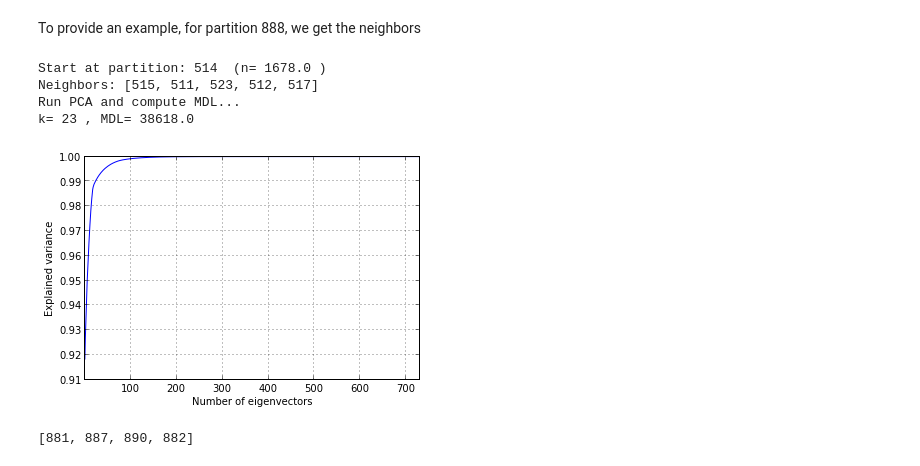
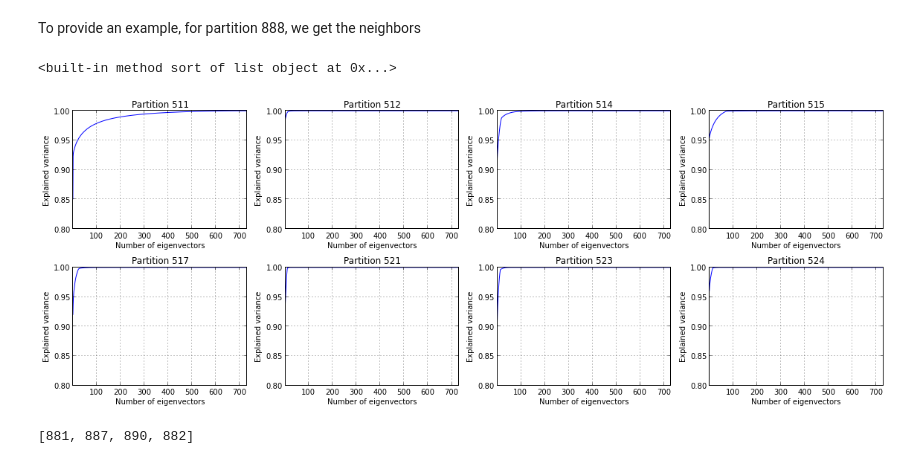
Before and after one commit to woerns/UCSD_BigData, a Jupyter notebook: notebooks/weather_analysis/weather_analysis_merging.ipynb, the cells around one changed output. Saved outputs shown, nothing was run; the diff lists cells and outputs as text; code cells hidden in the pictures.

```diff
--- a/notebooks/weather_analysis/weather_analysis_merging.ipynb
+++ b/notebooks/weather_analysis/weather_analysis_merging.ipynb
@@ -96,32 +96,34 @@ def find_neighbors(partitionID,partitions):
                     yield int(p)
 # %% [markdown]
 To provide an example, for partition 888, we get the neighbors
-# %%
-p = 514
-varthresh = 0.99
-n1 = mcounts[p]
-print 'Start at partition:',p,' (n=',n1,')'
-print 'Neighbors:',g[p]
-print 'Run PCA and compute MDL...'
-mean1 = means[p]
-cov1 = get_cov(p)
-U1,S1,V1=np.linalg.svd(cov1)
-k1 = find(cumsum(S1)/sum(S1)>=varthresh)[0]
-# Compute minimum description length (MDL)
-MDL1 = n1*k1+(k1+1)*len(mean1)
-print 'k=',k1,', MDL=',MDL1
-explainedVar = cumsum(S1)/sum(S1)
-plot(explainedVar)
-xlabel('Number of eigenvectors')
-ylabel('Explained variance')
-xlim([1,len(S1)])
-grid()
-# %% [output]
-Start at partition: 514  (n= 1678.0 )
-Neighbors: [515, 511, 523, 512, 517]
-Run PCA and compute MDL...
-k= 23 , MDL= 38618.0
-[figure, removed]
+# %%
+def plot_explainedvar(partitions,columns=4):
+    rows = int(ceil(len(partitions)/columns))
+    fig = plt.figure(figsize=(4*columns,3*rows),dpi=300)
+    j = 1
+    for p in partitions:
+        subplot(rows,columns,j)
+        cov1 = get_cov(p)
+        U1,S1,V1=np.linalg.svd(cov1)
+        explainedVar = cumsum(S1)/sum(S1)
+        plt.plot(explainedVar)
+        xlabel('Number of eigenvectors')
+        ylabel('Explained variance')
+        ylim([0.8,1.0])
+        xlim([1,len(S1)])
+        grid()
+        title('Partition '+str(p))
+        j += 1
+    plt.tight_layout()
+    fig.savefig('plots/explained_var.png',dpi=fig.dpi,bbox_inches='tight', pad_inches=0)
+# %%
+print partitions.sort
+# %% [output]
+<built-in method sort of list object at 0x...>
+# %%
+plot_explainedvar(partitions[:8])
+# %% [output]
+[figure, added]
 # %%
 neighbors = list(find_neighbors(888,partitions))
 print neighbors
```
Also changed, not shown: parts of 16 cells of this notebook, 3 other files.
